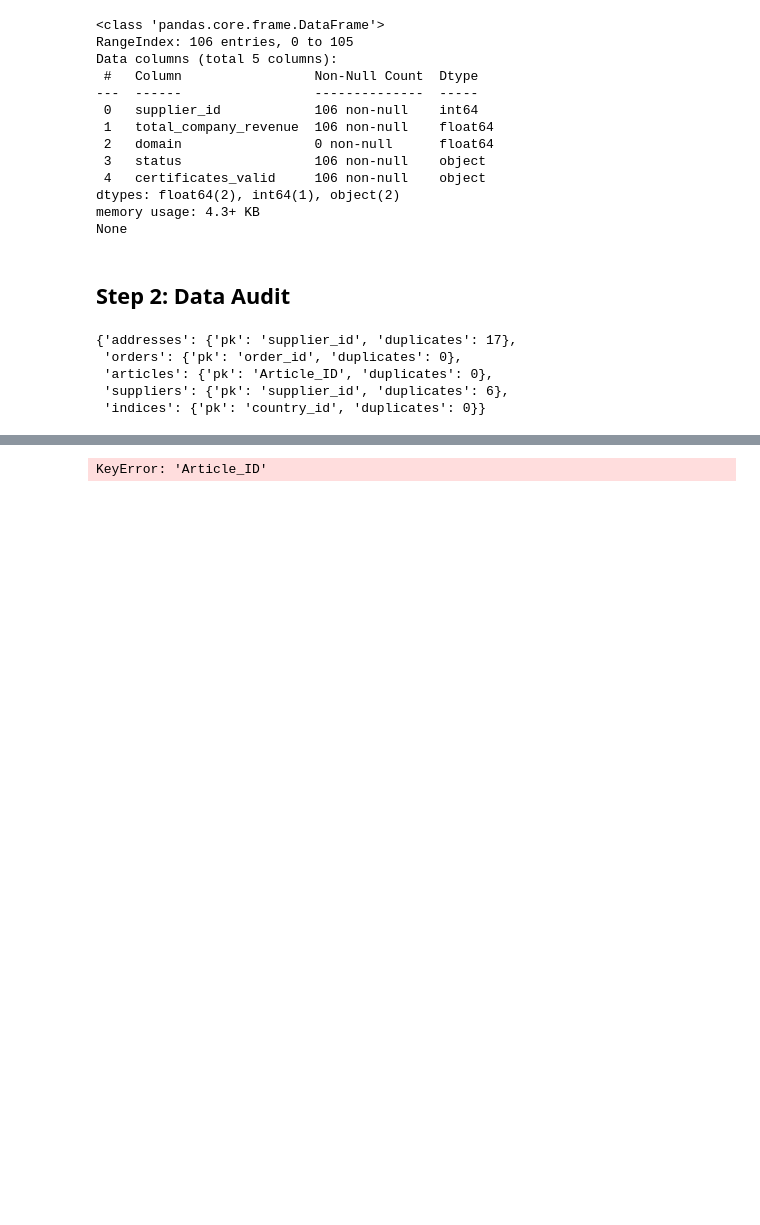
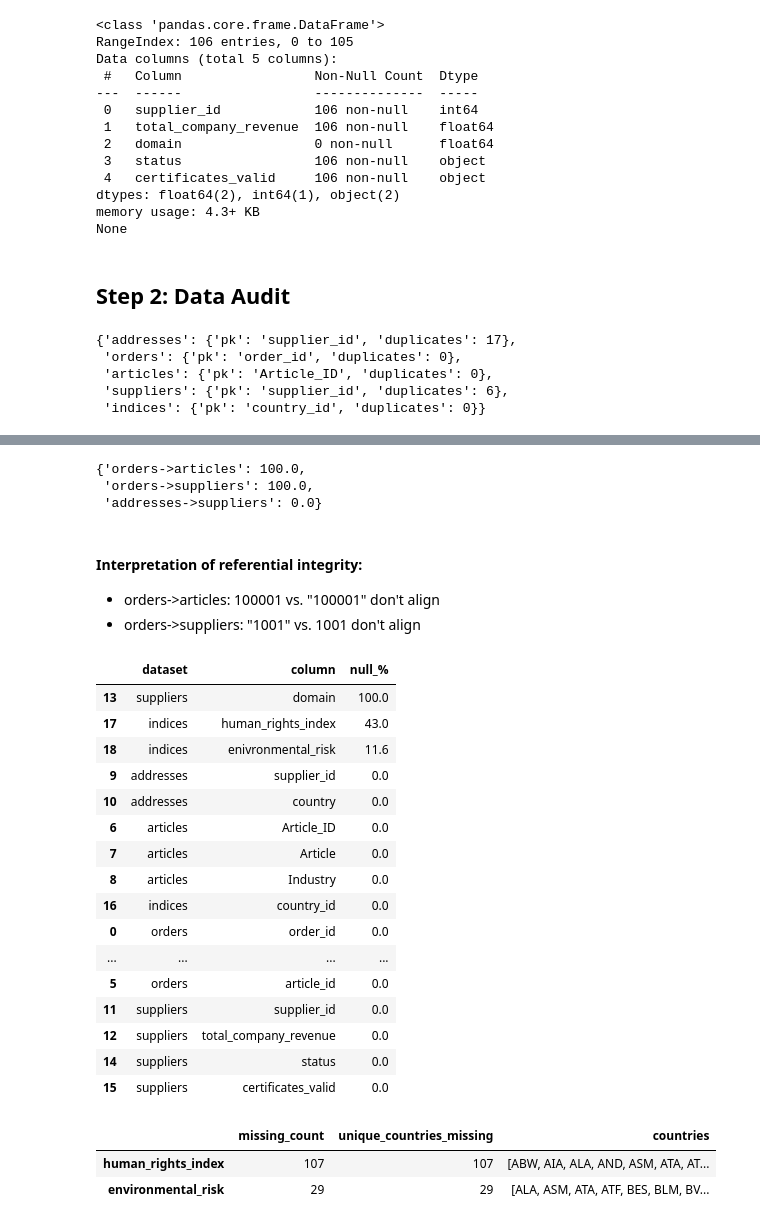
Before and after one commit to AnnaGhost2713/data-engineering-challenge, a Jupyter notebook: notebooks/01_supplier_risk_mvp.ipynb, the cells around one changed output, grey strips where cells are left out. Cells and saved outputs as stored; diff of their text form; code cells hidden in the pictures; blank space fills up the shorter version.

Commit message:
data audit & cleaning - revised

```diff
--- a/notebooks/01_supplier_risk_mvp.ipynb
+++ b/notebooks/01_supplier_risk_mvp.ipynb
@@ -207,12 +197,82 @@ uniqueness
 # %%
+# 2) Referential integrity
+# checking whether all the foreign keys in one table have matching primary keays in the related table
+# e.g.: every article_id in orders should exist in articles
+
 ri = {}
 orders = dfs["orders"]; articles = dfs["articles"]; suppliers = dfs["suppliers"]; addresses = dfs["addresses"]
 
-ri["orders->articles"]  = (~orders["Article_ID"].isin(articles["Article_ID"])).mean()
+# checking if each "x_id" in df y exists in the df z
+ri["orders->articles"]  = (~orders["article_id"].isin(articles["Article_ID"])).mean()
 ri["orders->suppliers"] = (~orders["supplier_id"].isin(suppliers["supplier_id"])).mean()
 ri["addresses->suppliers"] = (~addresses["supplier_id"].isin(suppliers["supplier_id"])).mean()
 
 # fraction of missing references (0.0 = perfect). Multiply by 100 for %
 {k: round(v*100,2) for k,v in ri.items()}
 # %% [output]
-KeyError: 'Article_ID'
+{'orders->articles': 100.0,
+ 'orders->suppliers': 100.0,
+ 'addresses->suppliers': 0.0}
+# %% [markdown]
+#### Interpretation of referential integrity:
+- orders->articles: 100001 vs. "100001" don't align
+- orders->suppliers: "1001" vs. 1001 don't align
+# %%
+# 3) Missingness in key columns
+key_cols = [
+    ("orders", ["order_id","price_per_quantity", "quantity","order_value","supplier_id","article_id"]),
+    ("articles", ["Article_ID","Article","Industry"]),
+    ("addresses", ["supplier_id","country"]),
+    ("suppliers", ["supplier_id","total_company_revenue","domain","status","certificates_valid"]),
+    ("indices", ["country_id","human_rights_index","enivronmental_risk"]),
+]
+miss = []
+for name, cols in key_cols:
+    for c in cols:
+        miss.append({"dataset": name, "column": c, "null_%": round(dfs[name][c].isna().mean()*100,1)})
+pd.DataFrame(miss).sort_values(["null_%","dataset"], ascending=[False,True])
+# %% [output]
+|  | dataset | column | null_% |
+| 13 | suppliers | domain | 100.0 |
+| 17 | indices | human_rights_index | 43.0 |
+| 18 | indices | enivronmental_risk | 11.6 |
+| 9 | addresses | supplier_id | 0.0 |
+| 10 | addresses | country | 0.0 |
+| 6 | articles | Article_ID | 0.0 |
+| 7 | articles | Article | 0.0 |
+| 8 | articles | Industry | 0.0 |
+| 16 | indices | country_id | 0.0 |
+| 0 | orders | order_id | 0.0 |
+| ... | ... | ... | ... |
+| 5 | orders | article_id | 0.0 |
+| 11 | suppliers | supplier_id | 0.0 |
+| 12 | suppliers | total_company_revenue | 0.0 |
+| 14 | suppliers | status | 0.0 |
+| 15 | suppliers | certificates_valid | 0.0 |
+# %%
+# Check how missingness in indices columns is distributed
+
+# Fix the column name typo first for consistency
+dfs["indices"] = dfs["indices"].rename(columns={"enivronmental_risk": "environmental_risk"})
+
+# Columns to check
+cols_to_check = ["human_rights_index", "environmental_risk"]
+
+missing_summary = {}
+
+for col in cols_to_check:
+    # Countries with missing values in this column
+    missing_countries = dfs["indices"].loc[dfs["indices"][col].isna(), "country_id"]
+
+    missing_summary[col] = {
+        "missing_count": len(missing_countries),
+        "unique_countries_missing": missing_countries.nunique(),
+        "countries": sorted(missing_countries.unique().tolist())
+    }
+
+# Show as DataFrame for readability
+pd.DataFrame(missing_summary).T
+# %% [output]
+|  | missing_count | unique_countries_missing | countries |
+| human_rights_index | 107 | 107 | [ABW, AIA, ALA, AND, ASM, ATA, AT... |
+| environmental_risk | 29 | 29 | [ALA, ASM, ATA, ATF, BES, BLM, BV... |
```
Also changed, not shown: parts of 17 cells of this notebook.
